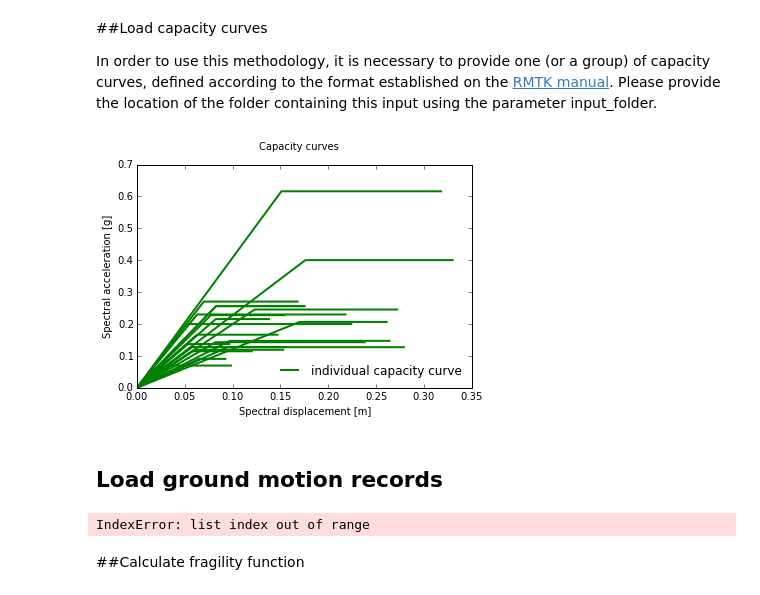
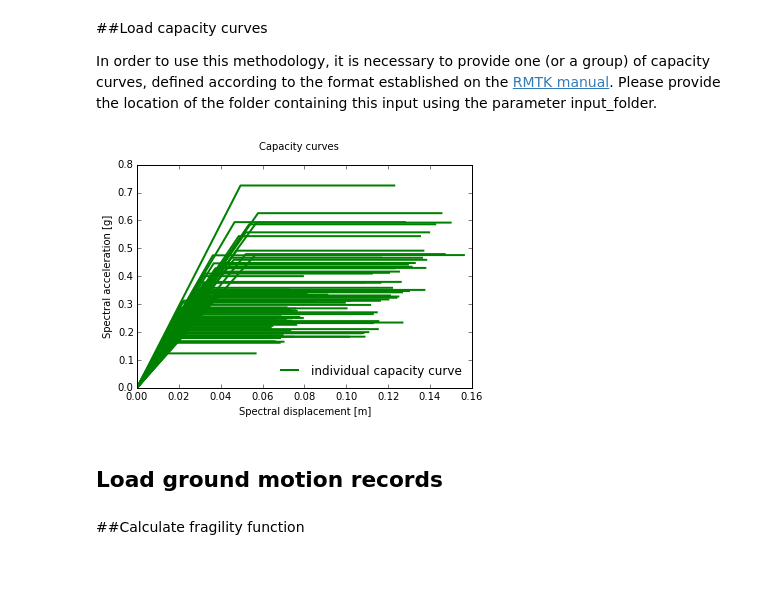
Before and after one commit to GEMScienceTools/rmtk, a Jupyter notebook: rmtk/vulnerability/derivation_fragility/hybrid_methods/DBELA/DBELA.ipynb, the cells around one changed output. Saved outputs shown, nothing was run; the diff lists cells and outputs as text; code cells hidden in the pictures.

```diff
--- a/rmtk/vulnerability/derivation_fragility/hybrid_methods/DBELA/DBELA.ipynb
+++ b/rmtk/vulnerability/derivation_fragility/hybrid_methods/DBELA/DBELA.ipynb
@@ -12,22 +12,20 @@ In order to use this methodology, it is necessary to provide one (or a group) of
 # %%
 from rmtk.vulnerability.common import utils
 %matplotlib inline
 
-capacity_curves_file = '../../../../../../rmtk_data/all_curves.csv'
+capacity_curves_file = '../../../../../../rmtk_data/capacity_curves_dbela.csv'
 capacity_curves = utils.read_capacity_curves(capacity_curves_file)
 utils.plot_capacity_curves(capacity_curves)
 # %% [output]
-[figure, old version]
+[figure, new version]
 # %% [markdown]
 ## Load ground motion records
 # %%
-gmrs_folder = '/Users/vitorsilva/Documents/GEM/git/gem/rmtk_data/accelerograms'
+gmrs_folder = '../../../../../../rmtk_data/accelerograms'
 gmrs = utils.read_gmrs(gmrs_folder)
 minT = 0.1
 maxT = 2
 #utils.plot_response_spectra(gmrs,minT,maxT)
-# %% [output]
-IndexError: list index out of range
 # %% [markdown]
 ##Calculate fragility function
 # %%
```
Also changed, not shown: parts of 1 cell of this notebook, 19 other files.
